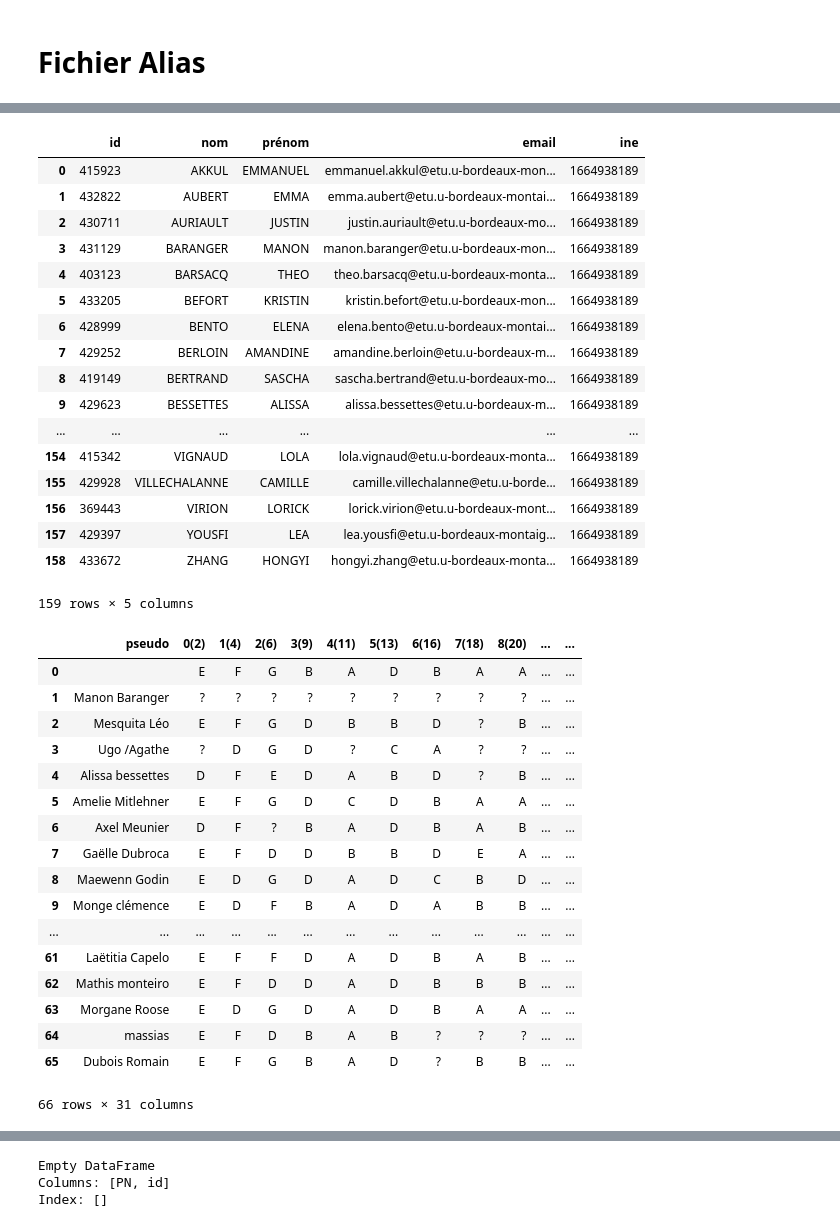
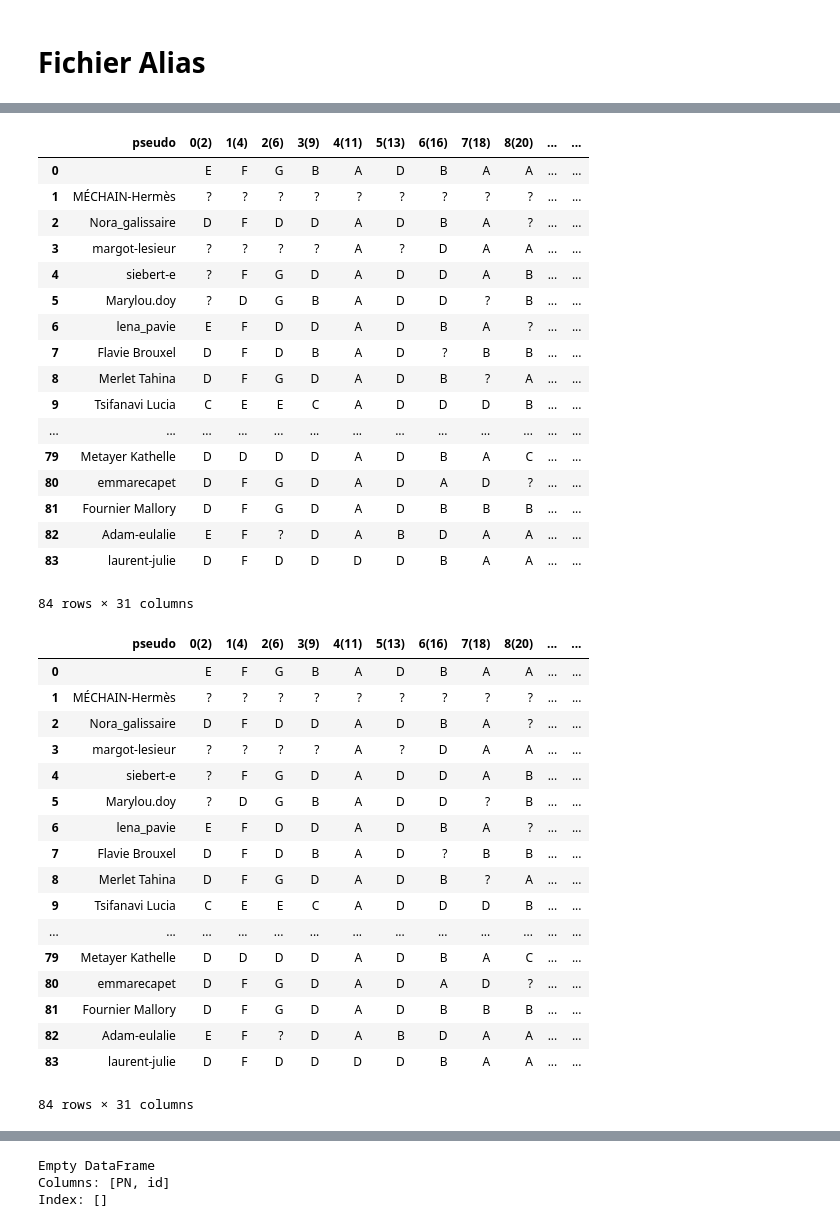
Before and after one commit to gboye/Divers, a Jupyter notebook: Montaigne/Quizzoodle-QuizzAll-Notes-V3.ipynb, the cells around one changed output, grey strips where cells are left out. Cells and saved outputs as stored; diff of their text form; code cells hidden in the pictures.

```diff
--- a/Montaigne/Quizzoodle-QuizzAll-Notes-V3.ipynb
+++ b/Montaigne/Quizzoodle-QuizzAll-Notes-V3.ipynb
@@ -89,35 +89,35 @@ colCM=[u"id",u"nom",u"prénom",u"email",u"ine"]
 # colQuizz=["pseudo","points","temps"]
 
 try:
-    dfCM=pd.read_csv(filepath_or_buffer=fCM,sep="\t",encoding="utf8",header=0,names=colCM)
-    lQuizz=pd.read_csv(filepath_or_buffer=fQuizzoodle,sep=";",encoding="utf8",header=0)
-    lQuizz.columns=[c.strip() for c in lQuizz.columns]
-    lQuizz.pseudo=lQuizz.pseudo.str.strip()
+    dfCM=pd.read_csv(fCM,sep="\t",encoding="utf8",header=0,names=colCM)
+    lQuizz=pd.read_csv(fQuizzoodle,sep=";",encoding="utf8",header=0)
+    lQuizz.columns=["pseudo"]+lQuizz.columns.tolist()[1:]
+    # lQuizz.pseudo=lQuizz.pseudo.str.strip()
 except:
     dfCM=None
     lQuizz=None
 # %%
-# pd.read_csv(filepath_or_buffer=fQuizzoodle,sep="\t",encoding="utf8",header=0)
-dfCM
+# dfCM=pd.read_csv(filepath_or_buffer=fCM,sep="\t",encoding="utf8",header=0,names=colCM)
+lQuizz
 # %% [output]
-|  | id | nom | prénom | email | ine |
-| 0 | 415923 | AKKUL | EMMANUEL | emmanuel.akkul@etu.u-bordeaux-mon... | 1664938189 |
-| 1 | 432822 | AUBERT | EMMA | emma.aubert@etu.u-bordeaux-montai... | 1664938189 |
-| 2 | 430711 | AURIAULT | JUSTIN | justin.auriault@etu.u-bordeaux-mo... | 1664938189 |
-| 3 | 431129 | BARANGER | MANON | manon.baranger@etu.u-bordeaux-mon... | 1664938189 |
-| 4 | 403123 | BARSACQ | THEO | theo.barsacq@etu.u-bordeaux-monta... | 1664938189 |
-| 5 | 433205 | BEFORT | KRISTIN | kristin.befort@etu.u-bordeaux-mon... | 1664938189 |
-| 6 | 428999 | BENTO | ELENA | elena.bento@etu.u-bordeaux-montai... | 1664938189 |
-| 7 | 429252 | BERLOIN | AMANDINE | amandine.berloin@etu.u-bordeaux-m... | 1664938189 |
-| 8 | 419149 | BERTRAND | SASCHA | sascha.bertrand@etu.u-bordeaux-mo... | 1664938189 |
-| 9 | 429623 | BESSETTES | ALISSA | alissa.bessettes@etu.u-bordeaux-m... | 1664938189 |
-| ... | ... | ... | ... | ... | ... |
-| 154 | 415342 | VIGNAUD | LOLA | lola.vignaud@etu.u-bordeaux-monta... | 1664938189 |
-| 155 | 429928 | VILLECHALANNE | CAMILLE | camille.villechalanne@etu.u-borde... | 1664938189 |
-| 156 | 369443 | VIRION | LORICK | lorick.virion@etu.u-bordeaux-mont... | 1664938189 |
-| 157 | 429397 | YOUSFI | LEA | lea.yousfi@etu.u-bordeaux-montaig... | 1664938189 |
-| 158 | 433672 | ZHANG | HONGYI | hongyi.zhang@etu.u-bordeaux-monta... | 1664938189 |
+|  | pseudo | 0(2) | 1(4) | 2(6) | 3(9) | 4(11) | 5(13) | 6(16) | 7(18) | 8(20) | ... | ... |
+| 0 |  | E | F | G | B | A | D | B | A | A | ... | ... |
+| 1 | MÉCHAIN-Hermès | ? | ? | ? | ? | ? | ? | ? | ? | ? | ... | ... |
+| 2 | Nora_galissaire | D | F | D | D | A | D | B | A | ? | ... | ... |
+| 3 | margot-lesieur | ? | ? | ? | ? | A | ? | D | A | A | ... | ... |
+| 4 | siebert-e | ? | F | G | D | A | D | D | A | B | ... | ... |
+| 5 | Marylou.doy | ? | D | G | B | A | D | D | ? | B | ... | ... |
+| 6 | lena_pavie | E | F | D | D | A | D | B | A | ? | ... | ... |
+| 7 | Flavie Brouxel | D | F | D | B | A | D | ? | B | B | ... | ... |
+| 8 | Merlet Tahina | D | F | G | D | A | D | B | ? | A | ... | ... |
+| 9 | Tsifanavi Lucia | C | E | E | C | A | D | D | D | B | ... | ... |
+| ... | ... | ... | ... | ... | ... | ... | ... | ... | ... | ... | ... | ... |
+| 79 | Metayer Kathelle | D | D | D | D | A | D | B | A | C | ... | ... |
+| 80 | emmarecapet | D | F | G | D | A | D | A | D | ? | ... | ... |
+| 81 | Fournier Mallory | D | F | G | D | A | D | B | B | B | ... | ... |
+| 82 | Adam-eulalie | E | F | ? | D | A | B | D | A | A | ... | ... |
+| 83 | laurent-julie | D | F | D | D | D | D | B | A | A | ... | ... |
-159 rows × 5 columns
+84 rows × 31 columns
 # %%
 dfCM["PN"]=dfCM[u"prénom"].str.lower().str.strip()+" "+dfCM[u"nom"].str.lower().str.strip()
 dfCM["NP"]=dfCM[u"nom"].str.lower().str.strip()+" "+dfCM[u"prénom"].str.lower().str.strip()
@@ -126,22 +126,22 @@ lQuizz
 # %% [output]
 |  | pseudo | 0(2) | 1(4) | 2(6) | 3(9) | 4(11) | 5(13) | 6(16) | 7(18) | 8(20) | ... | ... |
 | 0 |  | E | F | G | B | A | D | B | A | A | ... | ... |
-| 1 | Manon Baranger | ? | ? | ? | ? | ? | ? | ? | ? | ? | ... | ... |
-| 2 | Mesquita Léo | E | F | G | D | B | B | D | ? | B | ... | ... |
-| 3 | Ugo /Agathe | ? | D | G | D | ? | C | A | ? | ? | ... | ... |
-| 4 | Alissa bessettes | D | F | E | D | A | B | D | ? | B | ... | ... |
-| 5 | Amelie Mitlehner | E | F | G | D | C | D | B | A | A | ... | ... |
-| 6 | Axel Meunier | D | F | ? | B | A | D | B | A | B | ... | ... |
-| 7 | Gaëlle Dubroca | E | F | D | D | B | B | D | E | A | ... | ... |
-| 8 | Maewenn Godin | E | D | G | D | A | D | C | B | D | ... | ... |
-| 9 | Monge clémence | E | D | F | B | A | D | A | B | B | ... | ... |
+| 1 | MÉCHAIN-Hermès | ? | ? | ? | ? | ? | ? | ? | ? | ? | ... | ... |
+| 2 | Nora_galissaire | D | F | D | D | A | D | B | A | ? | ... | ... |
+| 3 | margot-lesieur | ? | ? | ? | ? | A | ? | D | A | A | ... | ... |
+| 4 | siebert-e | ? | F | G | D | A | D | D | A | B | ... | ... |
+| 5 | Marylou.doy | ? | D | G | B | A | D | D | ? | B | ... | ... |
+| 6 | lena_pavie | E | F | D | D | A | D | B | A | ? | ... | ... |
+| 7 | Flavie Brouxel | D | F | D | B | A | D | ? | B | B | ... | ... |
+| 8 | Merlet Tahina | D | F | G | D | A | D | B | ? | A | ... | ... |
+| 9 | Tsifanavi Lucia | C | E | E | C | A | D | D | D | B | ... | ... |
 | ... | ... | ... | ... | ... | ... | ... | ... | ... | ... | ... | ... | ... |
-| 61 | Laëtitia Capelo | E | F | F | D | A | D | B | A | B | ... | ... |
-| 62 | Mathis monteiro | E | F | D | D | A | D | B | B | B | ... | ... |
-| 63 | Morgane Roose | E | D | G | D | A | D | B | A | A | ... | ... |
-| 64 | massias | E | F | D | B | A | B | ? | ? | ? | ... | ... |
-| 65 | Dubois Romain | E | F | G | B | A | D | ? | B | B | ... | ... |
+| 79 | Metayer Kathelle | D | D | D | D | A | D | B | A | C | ... | ... |
+| 80 | emmarecapet | D | F | G | D | A | D | A | D | ? | ... | ... |
+| 81 | Fournier Mallory | D | F | G | D | A | D | B | B | B | ... | ... |
+| 82 | Adam-eulalie | E | F | ? | D | A | B | D | A | A | ... | ... |
+| 83 | laurent-julie | D | F | D | D | D | D | B | A | A | ... | ... |
-66 rows × 31 columns
+84 rows × 31 columns
 # %%
 pseudos=lQuizz[~(lQuizz["pseudo"].isin(alias))]["pseudo"].str.strip().tolist()
 print "\n".join(pseudos)
```
Also changed, not shown: parts of 16 cells of this notebook, 6 other files.
